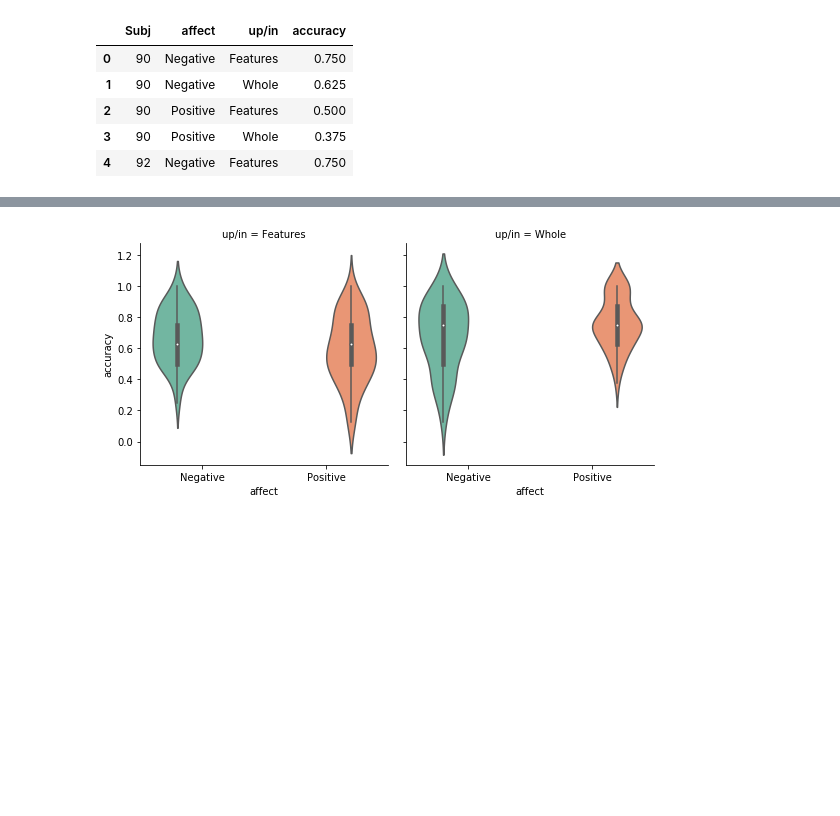
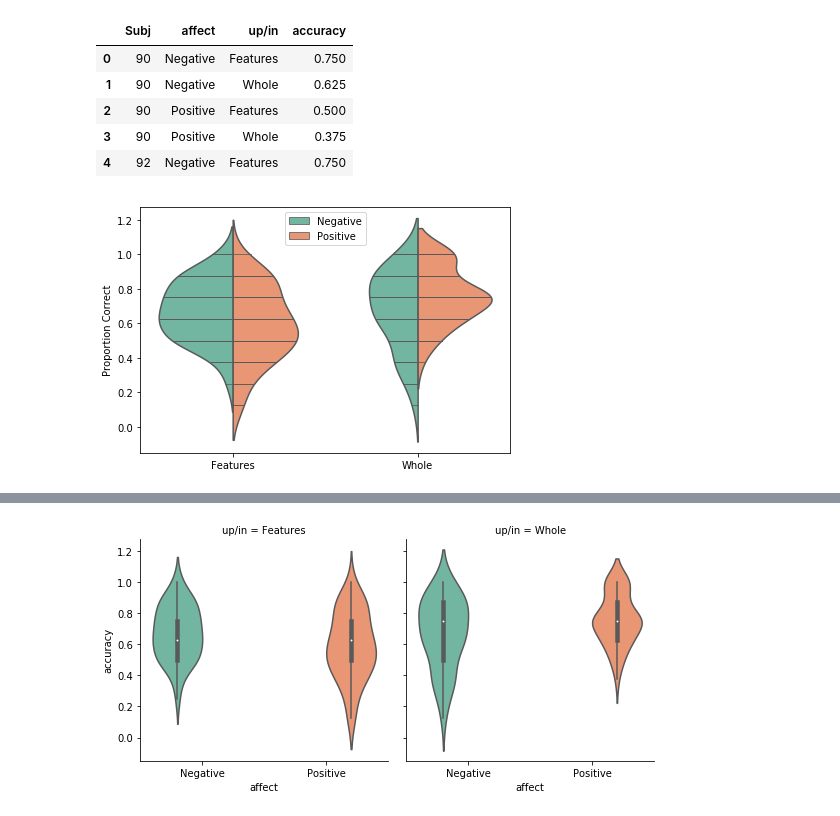
Before and after one commit to donnajobridge/data_visualizations, a Jupyter notebook: emo/emo_data.ipynb, the cells around one changed output, grey strips where cells are left out. Drawn from its saved outputs; the diff is of its cells as text; code cells hidden in the pictures; blank space fills up the shorter version.

```diff
--- a/emo/emo_data.ipynb
+++ b/emo/emo_data.ipynb
@@ -57,0 +59,10 @@ in_old=old[old['up/in']=='in']
+# %%
+viosplit=sns.violinplot(x="up/in", y="accuracy", hue='affect', split=True, inner="stick", data=old, palette="Set2")
+plt.xlabel('')
+plt.ylabel('Proportion Correct')
+plt.tight_layout()
+plt.legend(loc='upper center')
+viosplitfig=viosplit.get_figure()
+viosplitfig.savefig('emo_viosplit.png')
+# %% [output]
+[figure, added]
```
Also changed, not shown: parts of 7 cells of this notebook, 8 other files.
